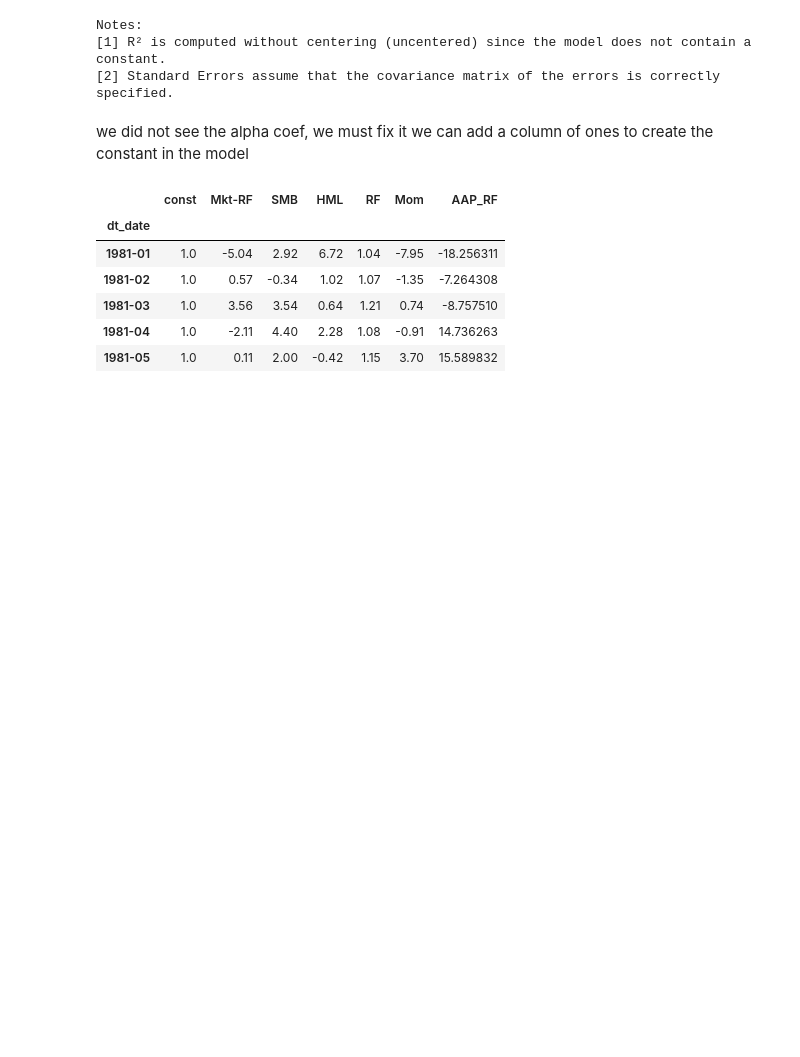
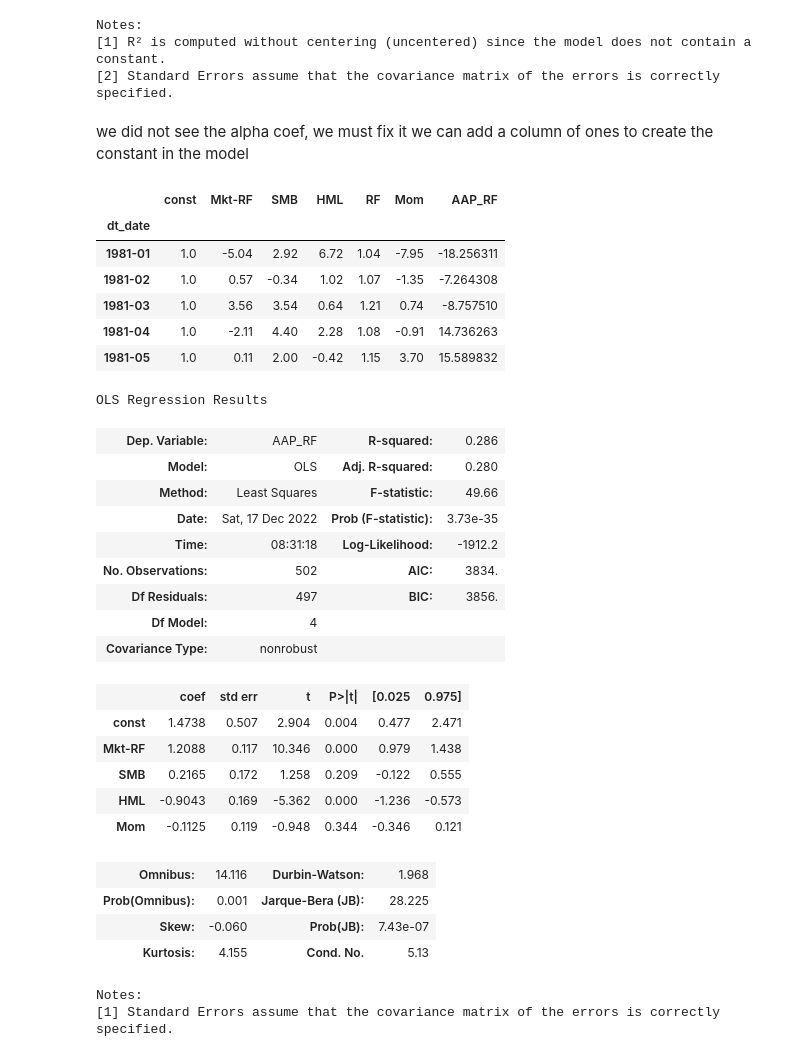
Before and after one commit to leoneleo/risk_factor_model, a Jupyter notebook: risk_model.ipynb, the cells around one changed output. Saved outputs shown, nothing was run; the diff lists cells and outputs as text; code cells hidden in the pictures; blank space fills up the shorter version.

```diff
--- a/risk_model.ipynb
+++ b/risk_model.ipynb
@@ -242,3 +242,29 @@ apple_ff_df_one.head()
 | 1981-03 | 1.0 | 3.56 | 3.54 | 0.64 | 1.21 | 0.74 | -8.757510 |
 | 1981-04 | 1.0 | -2.11 | 4.40 | 2.28 | 1.08 | -0.91 | 14.736263 |
 | 1981-05 | 1.0 | 0.11 | 2.00 | -0.42 | 1.15 | 3.70 | 15.589832 |
+# %%
+results = OLS(apple_ff_df_one['AAP_RF'], apple_ff_df_one[['const','Mkt-RF', 'SMB', 'HML', 'Mom']], missing = "drop").fit() # with coeficient
+results.summary() # new results
+# %% [output]
+OLS Regression Results
+| Dep. Variable: | AAP_RF | R-squared: | 0.286 |
+| Model: | OLS | Adj. R-squared: | 0.280 |
+| Method: | Least Squares | F-statistic: | 49.66 |
+| Date: | Sat, 17 Dec 2022 | Prob (F-statistic): | 3.73e-35 |
+| Time: | 08:31:18 | Log-Likelihood: | -1912.2 |
+| No. Observations: | 502 | AIC: | 3834. |
+| Df Residuals: | 497 | BIC: | 3856. |
+| Df Model: | 4 |  |  |
+| Covariance Type: | nonrobust |  |  |
+|  | coef | std err | t | P>|t| | [0.025 | 0.975] |
+| const | 1.4738 | 0.507 | 2.904 | 0.004 | 0.477 | 2.471 |
+| Mkt-RF | 1.2088 | 0.117 | 10.346 | 0.000 | 0.979 | 1.438 |
+| SMB | 0.2165 | 0.172 | 1.258 | 0.209 | -0.122 | 0.555 |
+| HML | -0.9043 | 0.169 | -5.362 | 0.000 | -1.236 | -0.573 |
+| Mom | -0.1125 | 0.119 | -0.948 | 0.344 | -0.346 | 0.121 |
+| Omnibus: | 14.116 | Durbin-Watson: | 1.968 |
+| Prob(Omnibus): | 0.001 | Jarque-Bera (JB): | 28.225 |
+| Skew: | -0.060 | Prob(JB): | 7.43e-07 |
+| Kurtosis: | 4.155 | Cond. No. | 5.13 |
+Notes:
+[1] Standard Errors assume that the covariance matrix of the errors is correctly specified.
```
